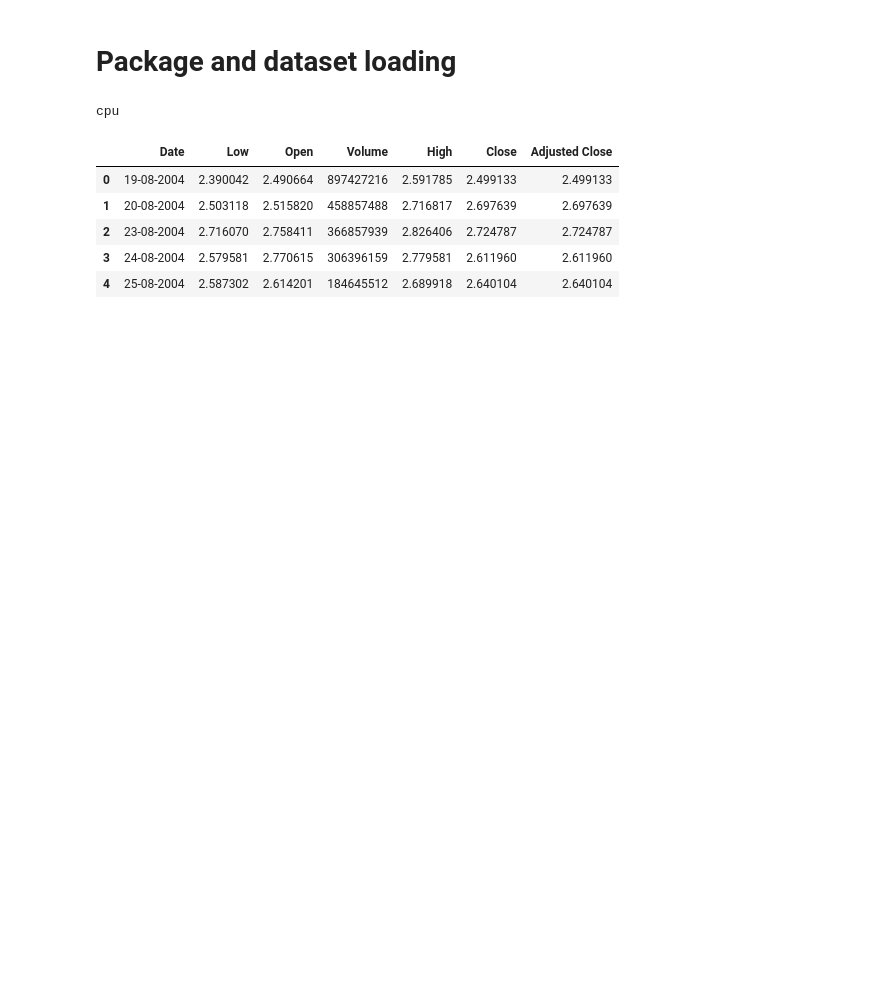
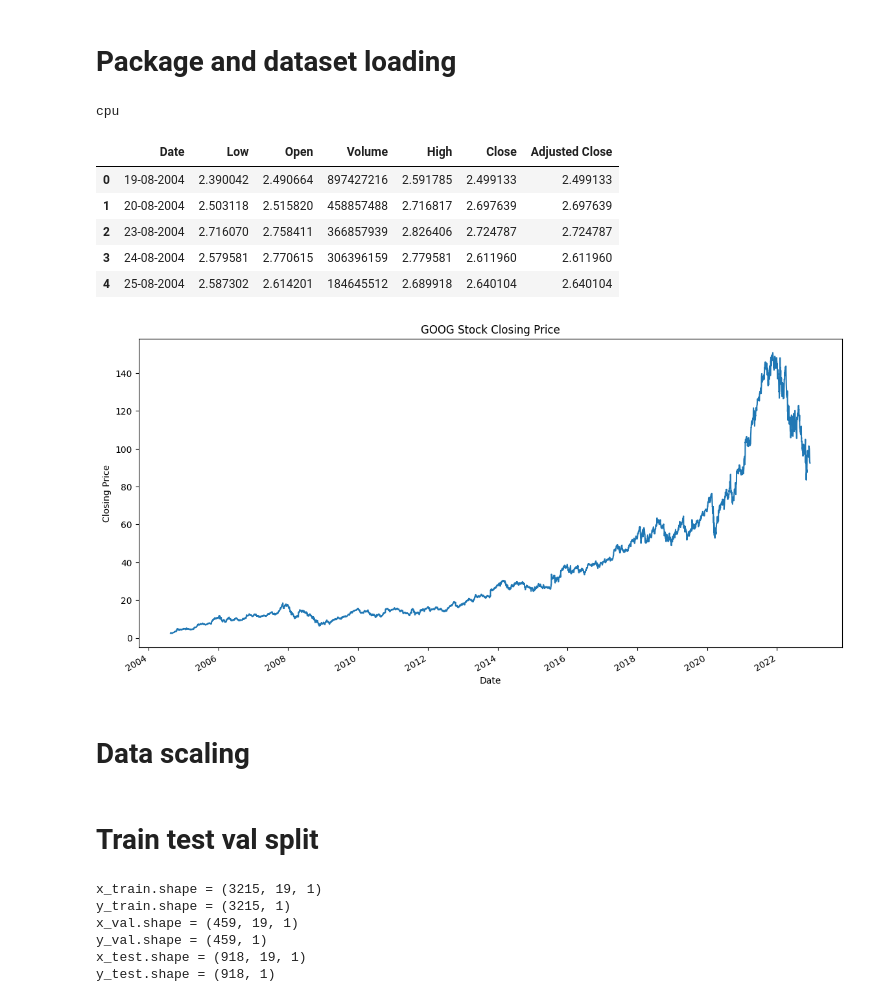
Before and after one commit to ifboelhasrin/DLF_A3, a Jupyter notebook: ass3_goog_rnn.ipynb, the cells around one changed output. Drawn from its saved outputs; the diff is of its cells as text; code cells hidden in the pictures; blank space fills up the shorter version.

```diff
--- a/ass3_goog_rnn.ipynb
+++ b/ass3_goog_rnn.ipynb
@@ -28,6 +29,23 @@ data.head()
 | 2 | 23-08-2004 | 2.716070 | 2.758411 | 366857939 | 2.826406 | 2.724787 | 2.724787 |
 | 3 | 24-08-2004 | 2.579581 | 2.770615 | 306396159 | 2.779581 | 2.611960 | 2.611960 |
 | 4 | 25-08-2004 | 2.587302 | 2.614201 | 184645512 | 2.689918 | 2.640104 | 2.640104 |
+# %%
+# Draw the stock price closing price plot
+data_goog = data.copy()
+
+data_goog['Date'] = pd.to_datetime(data_goog['Date'])
+data_goog.set_index('Date', inplace=True)
+
+# Plot the closing price with dates as x-axis
+data_goog['Close'].plot(figsize=(14, 7))
+plt.xlabel('Date')
+plt.ylabel('Closing Price')
+plt.title('GOOG Stock Closing Price')
+plt.show()
+# %% [output]
+[figure, added]
+# %% [markdown]
+# Data scaling
 # %%
 # Data preprocessing
 
@@ -35,30 +53,53 @@ from sklearn.preprocessing import MinMaxScaler
 price = data[['Close']].copy()
 scaler = MinMaxScaler(feature_range=(-1, 1))
 price['Close'] = scaler.fit_transform(price['Close'].values.reshape(-1,1))
+# %% [markdown]
+# Train test val split
 # %%
 # Split data into training and test set with sliding window method
 
-def split_data(stock, lookback):
-    data_raw = stock.to_numpy() # convert to numpy array
+def split_data(stock, lookback, val_size=0.1):
+    data_raw = stock.to_numpy()  # Convert to numpy array
     data = []
 
-    # create all possible sequences of length seq_len
+    # Create sequences of length `lookback`
     for index in range(len(data_raw) - lookback):
         data.append(data_raw[index: index + lookback])
 
     data = np.array(data)
-    test_set_size = int(np.round(0.2*data.shape[0]))
-    train_set_size = data.shape[0] - (test_set_size)
+    test_set_size = int(np.round(0.2 * data.shape[0]))
+    val_set_size = int(np.round(val_size * data.shape[0]))
+    train_set_size = data.shape[0] - (test_set_size + val_set_size)
 
-    x_train = data[:train_set_size,:-1,:]
-    y_train = data[:train_set_size,-1,:]
+    # Split into training, validation, and test sets
+    x_train = data[:train_set_size, :-1, :]
+    y_train = data[:train_set_size, -1, :]
 
-    x_test = data[train_set_size:,:-1]
-    y_test = data[train_set_size:,-1,:]
+    x_val = data[train_set_size:train_set_size+val_set_size, :-1, :]
+    y_val = data[train_set_size:train_set_size+val_set_size, -1, :]
 
-    return [x_train, y_train, x_test, y_test]
+    x_test = data[train_set_size+val_set_size:, :-1, :]
+    y_test = data[train_set_size+val_set_size:, -1, :]
+
+    return x_train, y_train, x_val, y_val, x_test, y_test
+
 lookback = 20 # choose sequence length
-x_train, y_train, x_test, y_test = split_data(price, lookback)
+x_train, y_train, x_val, y_val, x_test, y_test = split_data(price, lookback)
+
+# Check shapes
+print('x_train.shape =', x_train.shape)
+print('y_train.shape =', y_train.shape)
+print('x_val.shape =', x_val.shape)
+print('y_val.shape =', y_val.shape)
+print('x_test.shape =', x_test.shape)
+print('y_test.shape =', y_test.shape)
+# %% [output]
+x_train.shape = (3215, 19, 1)
+y_train.shape = (3215, 1)
+x_val.shape = (459, 19, 1)
+y_val.shape = (459, 1)
+x_test.shape = (918, 19, 1)
+y_test.shape = (918, 1)
 # %%
 # Convert to tensor
 x_train = torch.from_numpy(x_train).type(torch.Tensor)
```
Also changed, not shown: parts of 21 cells of this notebook.
